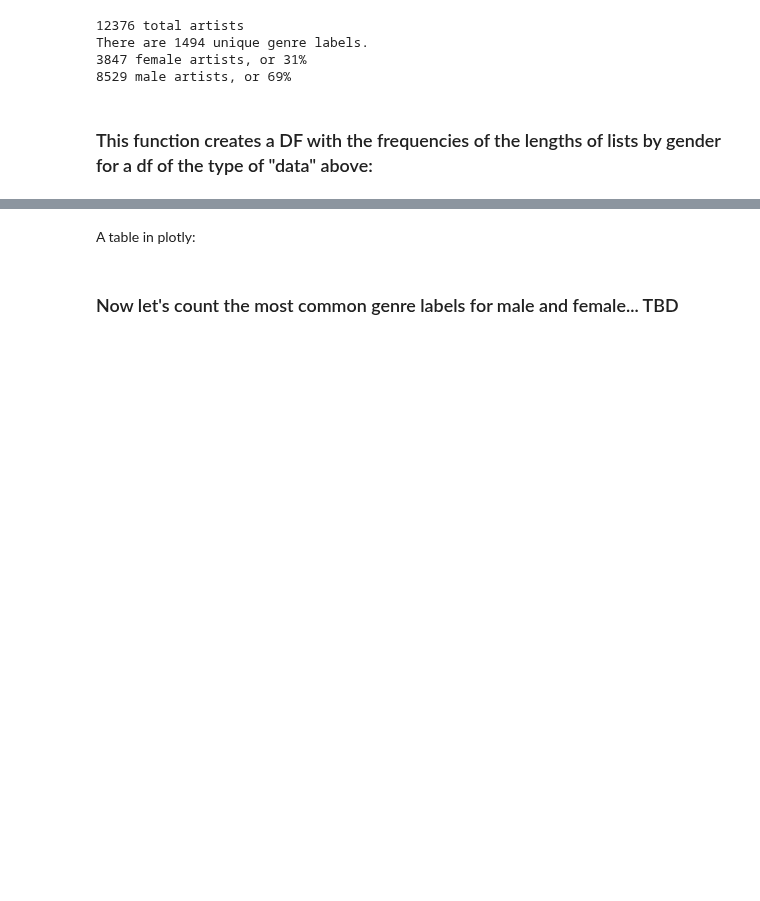
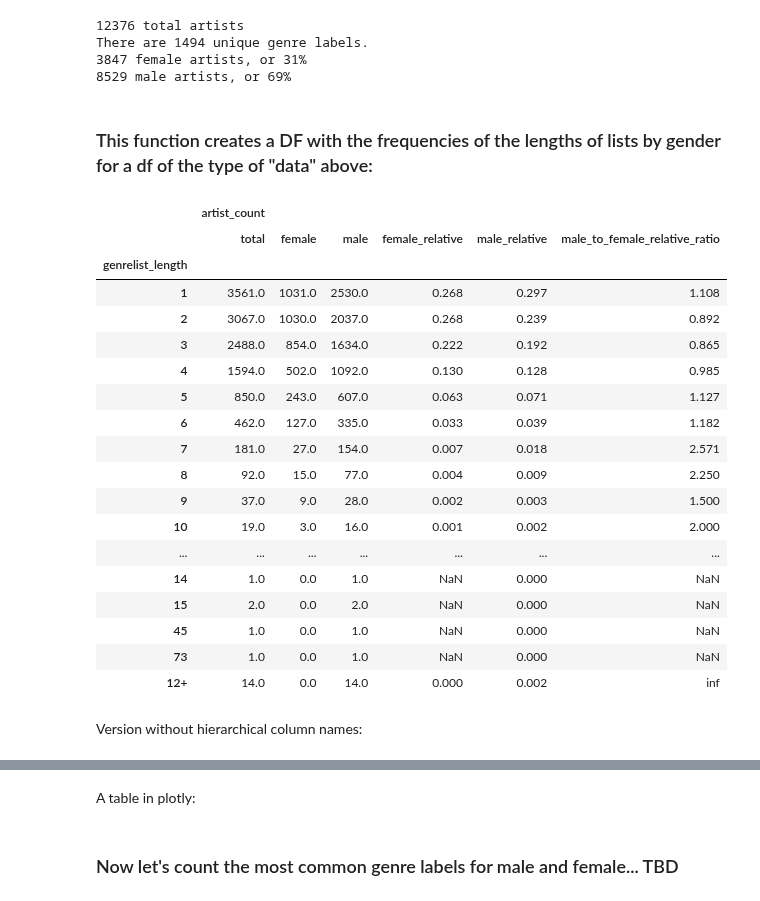
Before and after one commit to fox-daniel/Genre, a Jupyter notebook: code/Analysis/genre_list_size_and_gender.ipynb, the cells around one changed output, grey strips where cells are left out. Drawn from its saved outputs; the diff is of its cells as text; code cells hidden in the pictures; blank space fills up the shorter version.

```diff
--- a/code/Analysis/genre_list_size_and_gender.ipynb
+++ b/code/Analysis/genre_list_size_and_gender.ipynb
@@ -161,6 +166,13 @@ def create_length_counts_by_gender(df):
     df.set_index(['genrelist_length'], inplace = True)
     df = df.pivot(columns = 'gender')
 
+    #combine total count with gender counts
+    dft.columns = pd.MultiIndex.from_tuples([('artist_count','total')])
+    df = dft.join(df, how = 'outer')
+
+    # bin 12 count and above
+    df.at['12+'] = df.iloc[11:,:].sum()
+
     # calculated columns: relative and ratios
     df[('artist_count','female_relative')] = \
                                                 round(df[('artist_count', 'female')]/fem,3)
@@ -172,7 +184,33 @@ def create_length_counts_by_gender(df):
                  df[('artist_count', 'female_relative')],3)
 
     df.fillna(value = {('artist_count', 'female'): 0}, inplace = True)
-    #combine total count with gender counts
-    dft.columns = pd.MultiIndex.from_tuples([('artist_count','total')])
-    df = dft.join(df, how = 'outer')
+
+
+
     return df
+# %%
+lcbg = create_length_counts_by_gender(data)
+# %%
+lcbg
+# %% [output]
+|  | artist_count |  |  |  |  |  |
+|  | total | female | male | female_relative | male_relative | male_to_female_relative_ratio |
+| genrelist_length |  |  |  |  |  |  |
+| 1 | 3561.0 | 1031.0 | 2530.0 | 0.268 | 0.297 | 1.108 |
+| 2 | 3067.0 | 1030.0 | 2037.0 | 0.268 | 0.239 | 0.892 |
+| 3 | 2488.0 | 854.0 | 1634.0 | 0.222 | 0.192 | 0.865 |
+| 4 | 1594.0 | 502.0 | 1092.0 | 0.130 | 0.128 | 0.985 |
+| 5 | 850.0 | 243.0 | 607.0 | 0.063 | 0.071 | 1.127 |
+| 6 | 462.0 | 127.0 | 335.0 | 0.033 | 0.039 | 1.182 |
+| 7 | 181.0 | 27.0 | 154.0 | 0.007 | 0.018 | 2.571 |
+| 8 | 92.0 | 15.0 | 77.0 | 0.004 | 0.009 | 2.250 |
+| 9 | 37.0 | 9.0 | 28.0 | 0.002 | 0.003 | 1.500 |
+| 10 | 19.0 | 3.0 | 16.0 | 0.001 | 0.002 | 2.000 |
+| ... | ... | ... | ... | ... | ... | ... |
+| 14 | 1.0 | 0.0 | 1.0 | NaN | 0.000 | NaN |
+| 15 | 2.0 | 0.0 | 2.0 | NaN | 0.000 | NaN |
+| 45 | 1.0 | 0.0 | 1.0 | NaN | 0.000 | NaN |
+| 73 | 1.0 | 0.0 | 1.0 | NaN | 0.000 | NaN |
+| 12+ | 14.0 | 0.0 | 14.0 | 0.000 | 0.002 | inf |
+# %% [markdown]
+Version without hierarchical column names:
```
Also changed, not shown: parts of 10 cells of this notebook.
